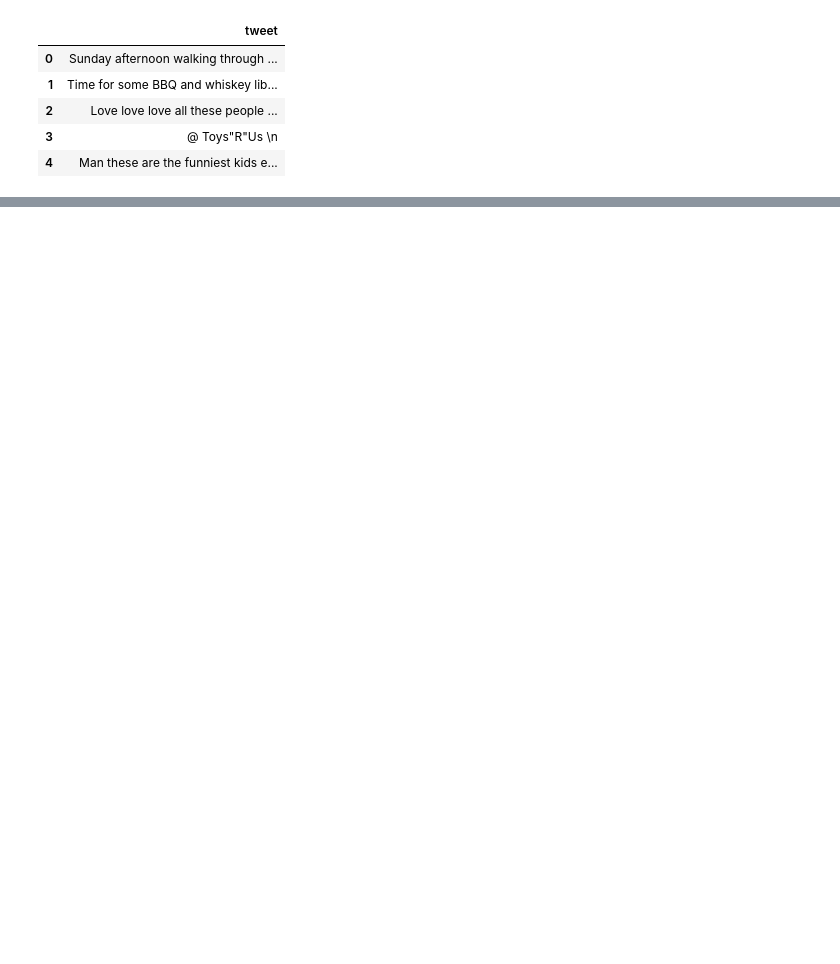
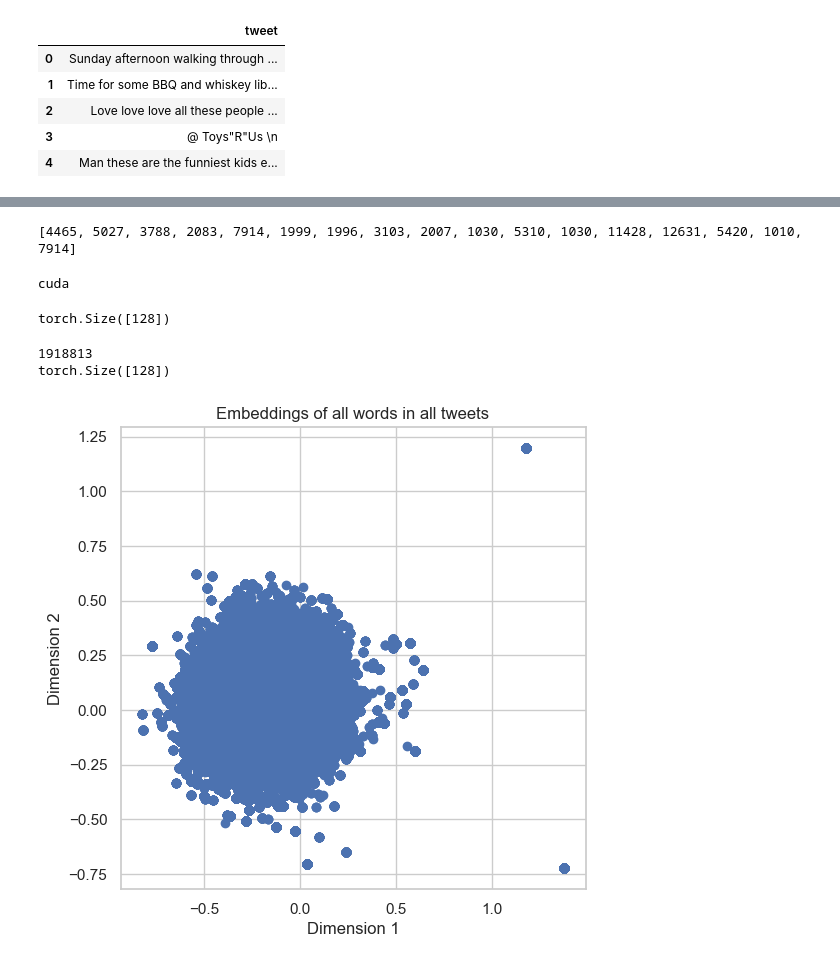
Before and after one commit to nomomon/text-2-emoji, a Jupyter notebook: notebooks/exploration.ipynb, the cells around one changed output, grey strips where cells are left out. Drawn from its saved outputs; the diff is of its cells as text; code cells hidden in the pictures; blank space fills up the shorter version.

```diff
--- a/notebooks/exploration.ipynb
+++ b/notebooks/exploration.ipynb
@@ -94,0 +118,17 @@ plt.show()
+# %%
+# Get the ids for the tokens
+token_ids = tokenizer.convert_tokens_to_ids(tokens)
+print(token_ids)
+# %% [output]
+[4465, 5027, 3788, 2083, 7914, 1999, 1996, 3103, 2007, 1030, 5310, 1030, 11428, 12631, 5420, 1010, 7914]
+# %%
+# Get the model
+model = AutoModel.from_pretrained('google/mobilebert-uncased')
+
+# Use gpu if available
+model.to(device)
+
+
+print(device)
+# %% [output]
+cuda
@@ -94,0 +138,57 @@ plt.show()
+# %%
+# Encode word in every tweet
+# Get embeddings for every word
+# Store in tensor
+# Shape: (num_words, embedding_size)
+# Get the ids for the tokens
+
+# Get all words in all tweets, split on whitespace
+all_tokens = []
+for tweet in tweets:
+    tokens = tokenizer.tokenize(tweet)
+    token_ids = tokenizer.convert_tokens_to_ids(tokens)
+    all_tokens += token_ids
+
+# Convert to tensor
+all_tokens_tensor = torch.tensor(all_tokens)
+all_tokens_tensor = all_tokens_tensor.to(device)
+# %%
+# Get embedding of first word
+
+embedding = get_embedding_from_id(all_tokens_tensor[0])
+print(embedding.shape)
+# %% [output]
+torch.Size([128])
+# %%
+# Get embeddings of all tweets for dimensionality reduction
+tweet_embeddings = [get_embedding_from_id(token_id) for token_id in all_tokens_tensor]
+# %%
+# Check if all embeddings are the same size
+print(len(tweet_embeddings))
+print(tweet_embeddings[0].shape)
+
+for embedding in tweet_embeddings:
+    assert embedding.shape == tweet_embeddings[0].shape
+# %% [output]
+1918813
+torch.Size([128])
+# %%
+# Convert to tensor
+tweet_embeddings_tensor = torch.stack(tweet_embeddings)
+
+# Move to cpu, for plotting
+tweet_embeddings_cpu_tensor = tweet_embeddings_tensor.to('cpu')
+# %%
+# Reduce dimensionality to 2
+pca = PCA(n_components=100)
+tweet_embeddings_reduced = pca.fit_transform(tweet_embeddings_cpu_tensor.detach().numpy())
+# %%
+# Plot the embeddings
+plt.figure(figsize=(6, 6))
+plt.scatter(tweet_embeddings_reduced[:, 0], tweet_embeddings_reduced[:, 1])
+plt.title('Embeddings of all words in all tweets')
+plt.xlabel('Dimension 1')
+plt.ylabel('Dimension 2')
+plt.show()
+# %% [output]
+[figure, added]
```
Also changed, not shown: parts of 6 cells of this notebook, 1 other file.
